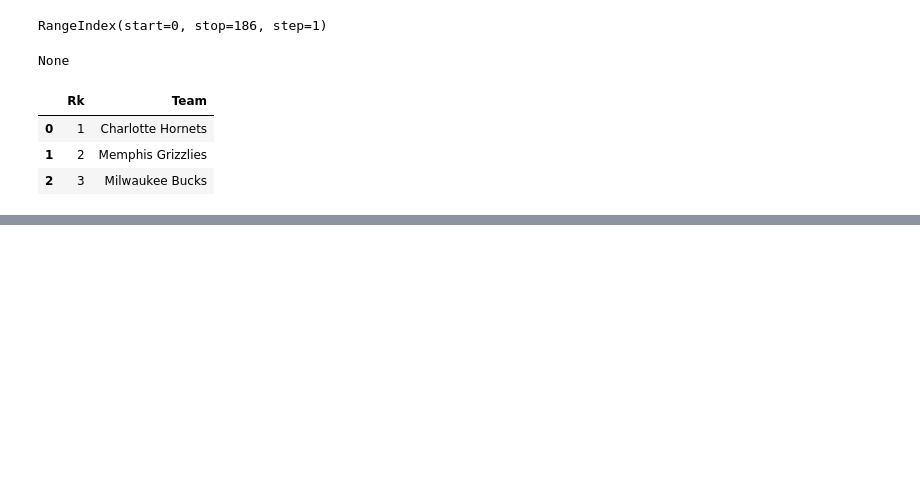
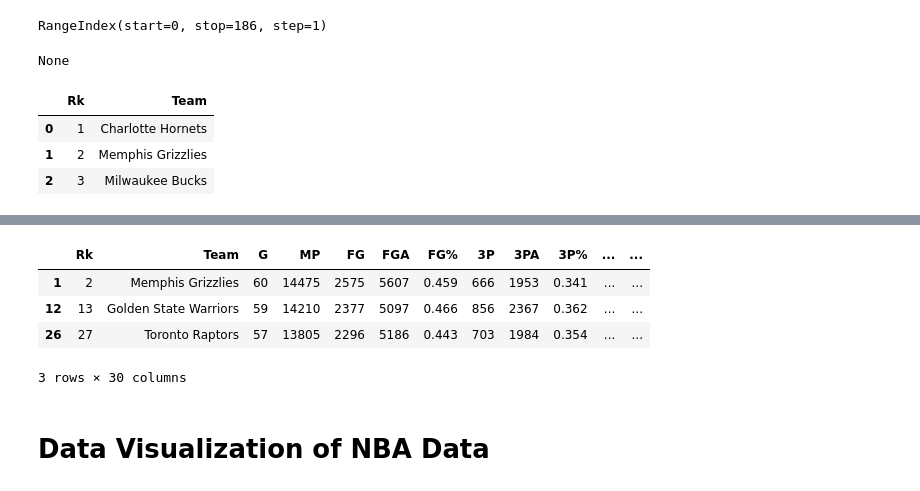
Before and after one commit to PEfullstack21/NBA-Playoff-Predictor, a Jupyter notebook: NBA Stats EDA.ipynb, the cells around one changed output, grey strips where cells are left out. Cells and saved outputs as stored; diff of their text form; code cells hidden in the pictures; blank space fills up the shorter version.

```diff
--- a/NBA Stats EDA.ipynb
+++ b/NBA Stats EDA.ipynb
@@ -86,0 +112,11 @@ pd.DataFrame(df.head(3)[['Rk', 'Team']])
+# %%
+# let's sort by steals, descending
+year_df.sort_values(by='STL', ascending=False).head(3)
+# %% [output]
+|  | Rk | Team | G | MP | FG | FGA | FG% | 3P | 3PA | 3P% | ... | ... |
+| 1 | 2 | Memphis Grizzlies | 60 | 14475 | 2575 | 5607 | 0.459 | 666 | 1953 | 0.341 | ... | ... |
+| 12 | 13 | Golden State Warriors | 59 | 14210 | 2377 | 5097 | 0.466 | 856 | 2367 | 0.362 | ... | ... |
+| 26 | 27 | Toronto Raptors | 57 | 13805 | 2296 | 5186 | 0.443 | 703 | 1984 | 0.354 | ... | ... |
+3 rows × 30 columns
+# %% [markdown]
+# Data Visualization of NBA Data
```
Also changed, not shown: parts of 5 cells of this notebook.
